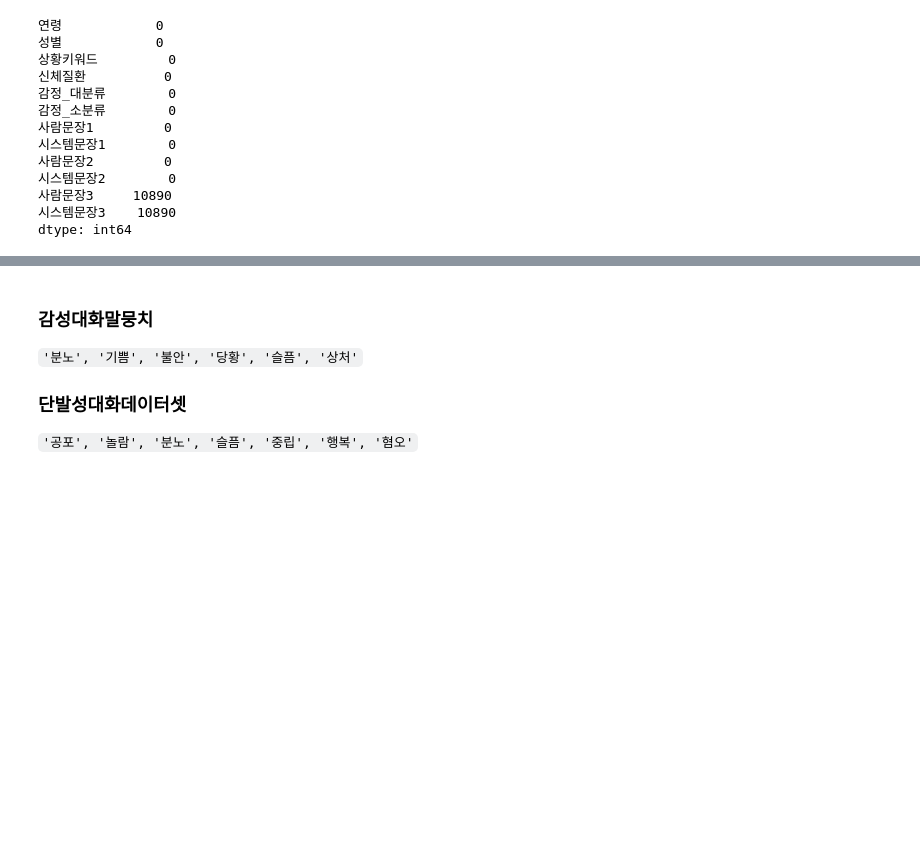
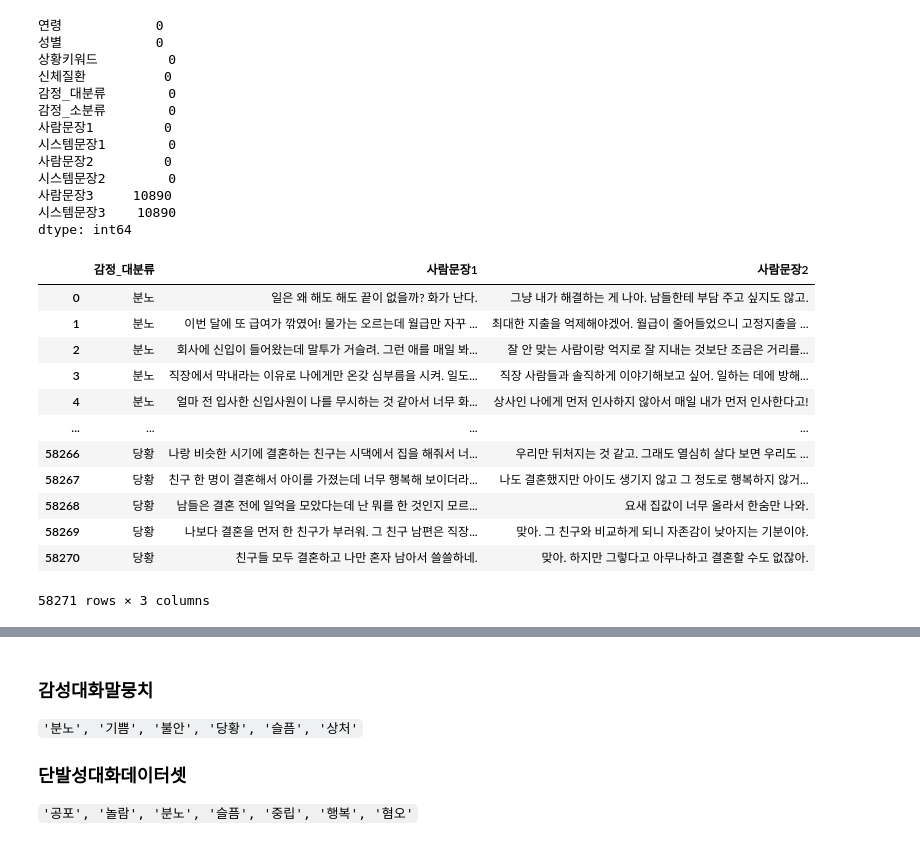
Before and after one commit to pal-ette/iNotePal, a Jupyter notebook: dataset/감성대화말뭉치.ipynb, the cells around one changed output, grey strips where cells are left out. Saved outputs shown, nothing was run; the diff lists cells and outputs as text; code cells hidden in the pictures; blank space fills up the shorter version.

```diff
--- a/dataset/감성대화말뭉치.ipynb
+++ b/dataset/감성대화말뭉치.ipynb
@@ -227,3 +298,20 @@ df.isna().sum()
 사람문장3     10890
 시스템문장3    10890
 dtype: int64
+# %%
+newdf = df.drop(['사람문장3', '시스템문장3','연령', '성별', '상황키워드', '신체질환', '감정_소분류', '시스템문장1', '시스템문장2'], axis=1)
+newdf
+# %% [output]
+|  | 감정_대분류 | 사람문장1 | 사람문장2 |
+| 0 | 분노 | 일은 왜 해도 해도 끝이 없을까? 화가 난다. | 그냥 내가 해결하는 게 나아. 남들한테 부담 주고 싶지도 않고. |
+| 1 | 분노 | 이번 달에 또 급여가 깎였어! 물가는 오르는데 월급만 자꾸 ... | 최대한 지출을 억제해야겠어. 월급이 줄어들었으니 고정지출을 ... |
+| 2 | 분노 | 회사에 신입이 들어왔는데 말투가 거슬려. 그런 애를 매일 봐... | 잘 안 맞는 사람이랑 억지로 잘 지내는 것보단 조금은 거리를... |
+| 3 | 분노 | 직장에서 막내라는 이유로 나에게만 온갖 심부름을 시켜. 일도... | 직장 사람들과 솔직하게 이야기해보고 싶어. 일하는 데에 방해... |
+| 4 | 분노 | 얼마 전 입사한 신입사원이 나를 무시하는 것 같아서 너무 화... | 상사인 나에게 먼저 인사하지 않아서 매일 내가 먼저 인사한다고! |
+| ... | ... | ... | ... |
+| 58266 | 당황 | 나랑 비슷한 시기에 결혼하는 친구는 시댁에서 집을 해줘서 너... | 우리만 뒤처지는 것 같고. 그래도 열심히 살다 보면 우리도 ... |
+| 58267 | 당황 | 친구 한 명이 결혼해서 아이를 가졌는데 너무 행복해 보이더라... | 나도 결혼했지만 아이도 생기지 않고 그 정도로 행복하지 않거... |
+| 58268 | 당황 | 남들은 결혼 전에 일억을 모았다는데 난 뭐를 한 것인지 모르... | 요새 집값이 너무 올라서 한숨만 나와. |
+| 58269 | 당황 | 나보다 결혼을 먼저 한 친구가 부러워. 그 친구 남편은 직장... | 맞아. 그 친구와 비교하게 되니 자존감이 낮아지는 기분이야. |
+| 58270 | 당황 | 친구들 모두 결혼하고 나만 혼자 남아서 쓸쓸하네. | 맞아. 하지만 그렇다고 아무나하고 결혼할 수도 없잖아. |
+58271 rows × 3 columns
```
Also changed, not shown: parts of 33 cells of this notebook.
